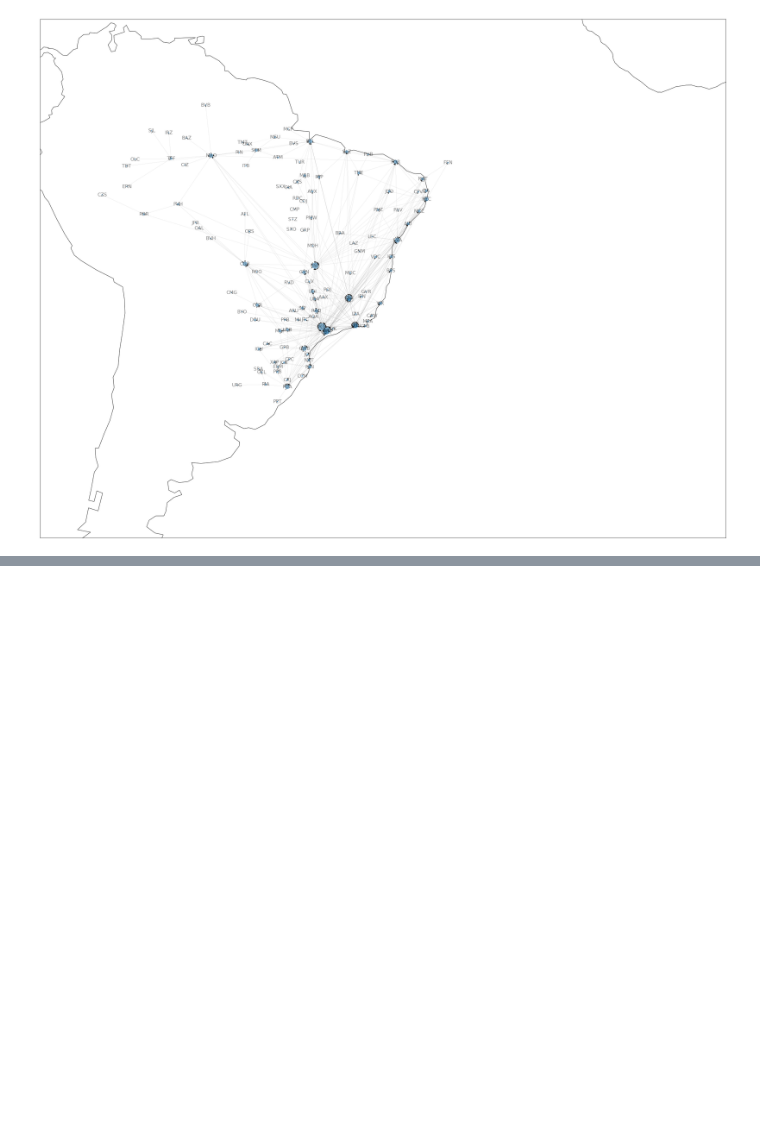
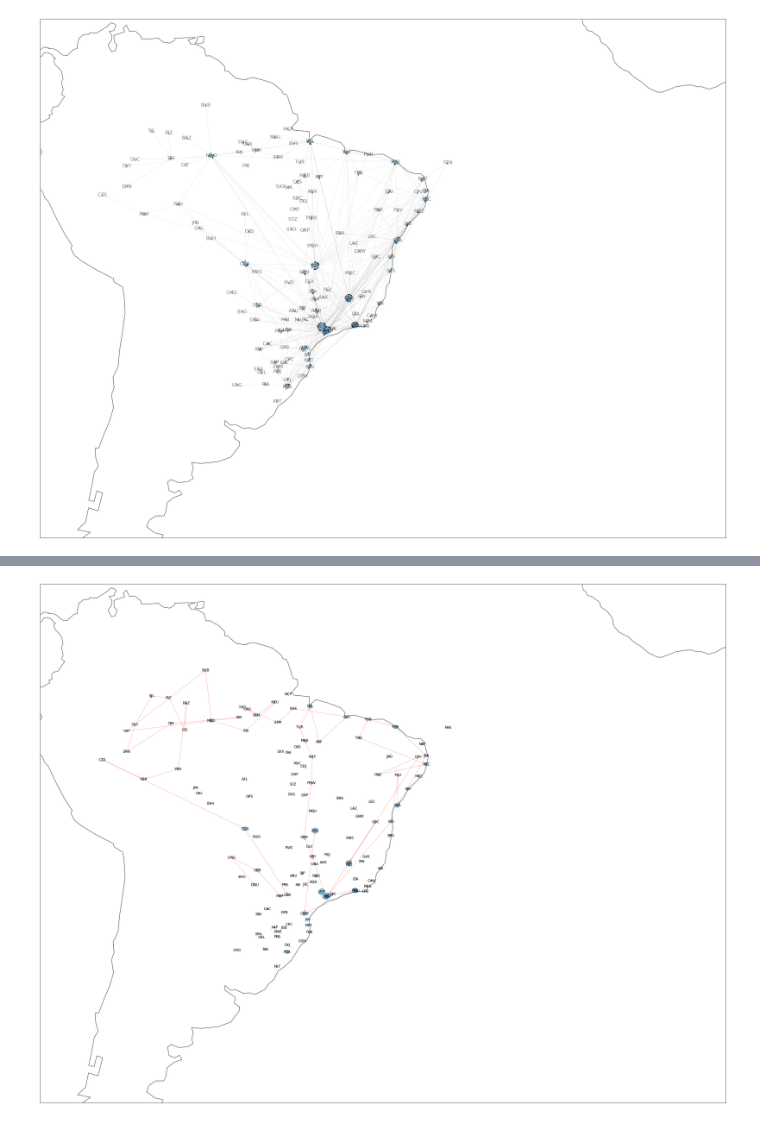
Before and after one commit to projeto-de-algoritmos/Trabalho1_Grafo_ViniciusLima_JoaoRobson, a Jupyter notebook: flights.ipynb, the cells around one changed output, grey strips where cells are left out. Drawn from its saved outputs; the diff is of its cells as text; code cells hidden in the pictures; blank space fills up the shorter version.

Commit message:
Add path connecting two airports

```diff
--- a/flights.ipynb
+++ b/flights.ipynb
@@ -155,0 +174,7 @@ def is_strongly_connected(graph, visited):
+# %%
+visited = {n: False for n in br_graph.nodes}
+
+res = (is_connected(br_graph, 'BSB', 'DOU', visited, []))
+path = res[1]
+print(res[0])
+edges = [(path[i - 1], path[i]) for i in range(1, len(path))]
@@ -155,0 +203,38 @@ def is_strongly_connected(graph, visited):
+# %%
+%matplotlib inline
+
+crs = ccrs.RotatedPole()
+fig, ax = plt.subplots(
+    1, 1, figsize=(42, 42),
+    subplot_kw=dict(projection=ccrs.PlateCarree()))
+
+ax.coastlines()
+
+colors = ['red' if i in edges else 'white' for i in edges ]
+width = [2 if i in edges else 0.1 for i in br_graph.edges ]
+
+# # # Extent of continental Brazil.
+ax.set_extent([-80, 0, -40, 10])
+nx.draw_networkx_nodes(br_graph, ax=ax,
+                  font_size=16,
+                  alpha=.5,
+                  width=0.7,
+                  node_size=sizes,
+                 edge_color=colors,
+                  label=labels,
+                  pos=pos,
+                  cmap=plt.cm.autumn)
+
+nx.draw_networkx_edges(br_graph, ax=ax,
+                       edgelist=edges,
+                  font_size=16,
+                  alpha=.5,
+                  width=0.7,
+                  node_size=sizes,
+                 edge_color=colors,
+                  labels=labels,
+                  pos=pos)
+nx.draw_networkx_labels(br_graph,pos=pos)
+plt.show()
+# %% [output]
+[figure, added]
```
Also changed, not shown: parts of 9 cells of this notebook.
